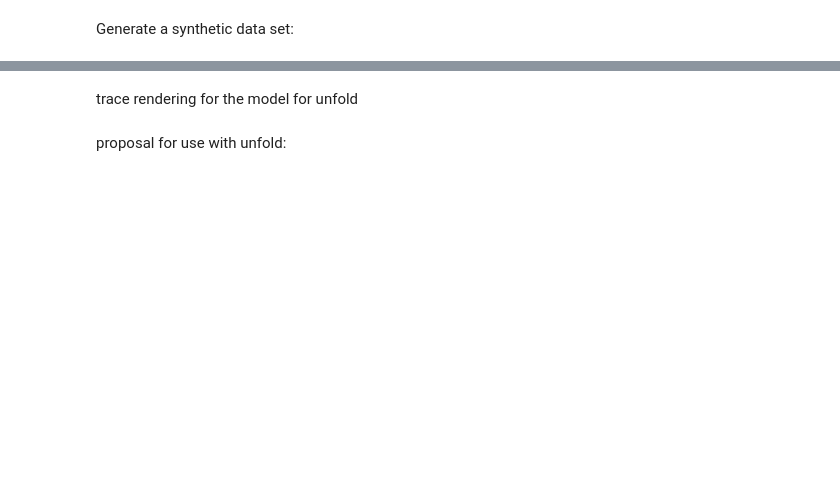
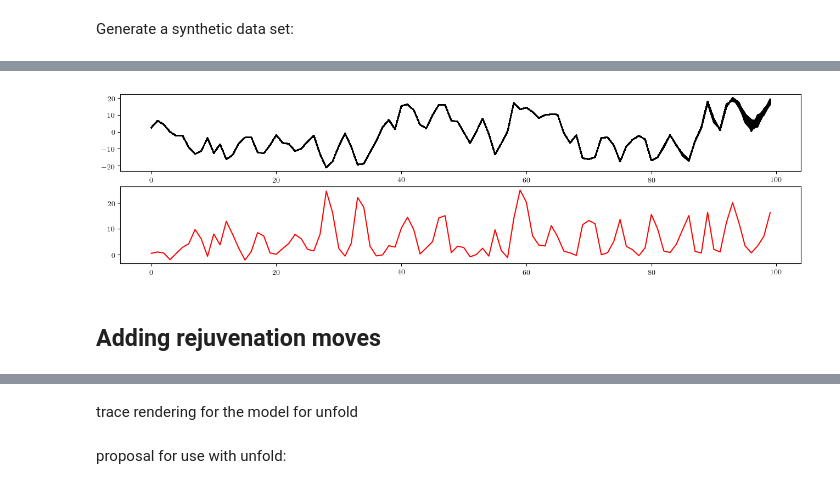
Before and after one commit to probcomp/gen-quickstart, a Jupyter notebook: tutorial-smc/Sequential Monte Carlo in Gen.ipynb, the cells around one changed output, grey strips where cells are left out. Cells and saved outputs as stored; diff of their text form; code cells hidden in the pictures; blank space fills up the shorter version.

```diff
--- a/tutorial-smc/Sequential Monte Carlo in Gen.ipynb
+++ b/tutorial-smc/Sequential Monte Carlo in Gen.ipynb
@@ -100,0 +208,15 @@ version of the model that uses unfold:
+# %%
+function unfold_particle_filter(var_x::Float64, var_y::Float64, ys::Vector{Float64}, num_particles::Int)
+    init_obs = DynamicAssignment((:init_y, ys[1]))
+    state = initialize_particle_filter(unfold_hmm, (var_x, var_y, 1), init_obs,
+        unfold_init_proposal, (), num_particles)
+    for T=2:length(ys)
+        y = ys[T]
+        step_obs = DynamicAssignment((:chain => T-1 => :y, y))
+        new_args = (var_x, var_y, T)
+        particle_filter_step!(state, new_args, UnfoldCustomArgDiff(false, false),
+            step_obs, unfold_step_proposal, (T,))
+        did_resample = maybe_resample!(state)
+    end
+    return state
+end;
@@ -100,0 +234,14 @@ version of the model that uses unfold:
+# %%
+function overlay(renderer, traces; same_data=true, args...)
+    renderer(traces[1], show_data=true, args...)
+    for i=2:length(traces)
+        renderer(traces[i], show_data=!same_data, args...)
+    end
+end;
+
+figure(figsize=(16,4))
+overlay(render_trace_for_unfold, state.traces, same_data=true)
+# %% [output]
+[figure, added]
+# %% [markdown]
+## Adding rejuvenation moves
```
Also changed, not shown: parts of 52 cells of this notebook.
